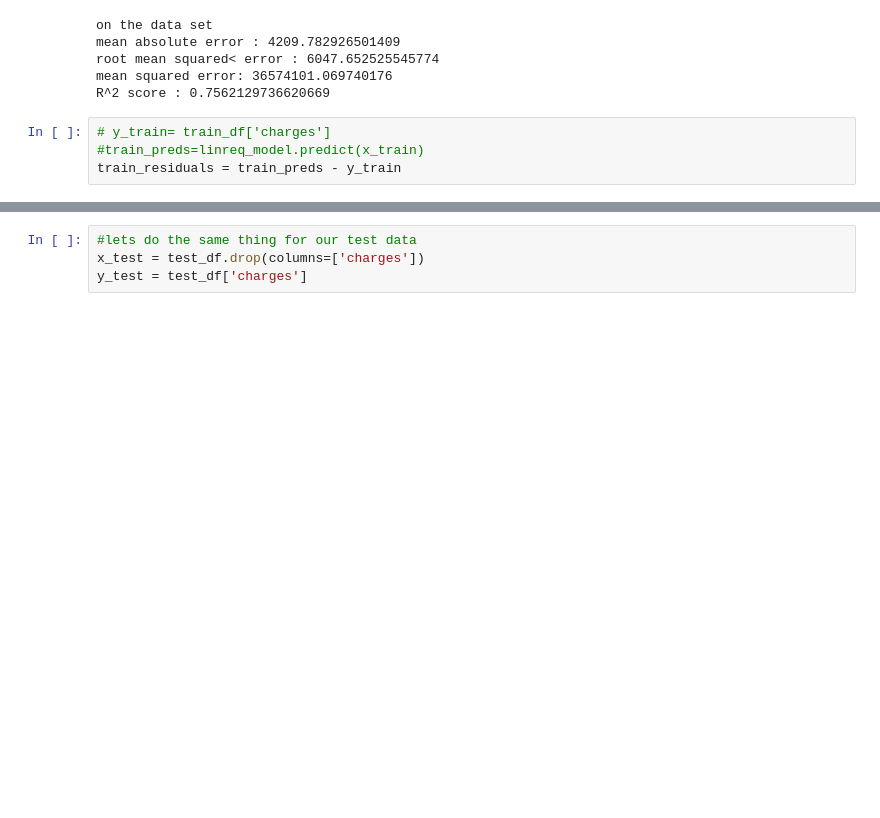
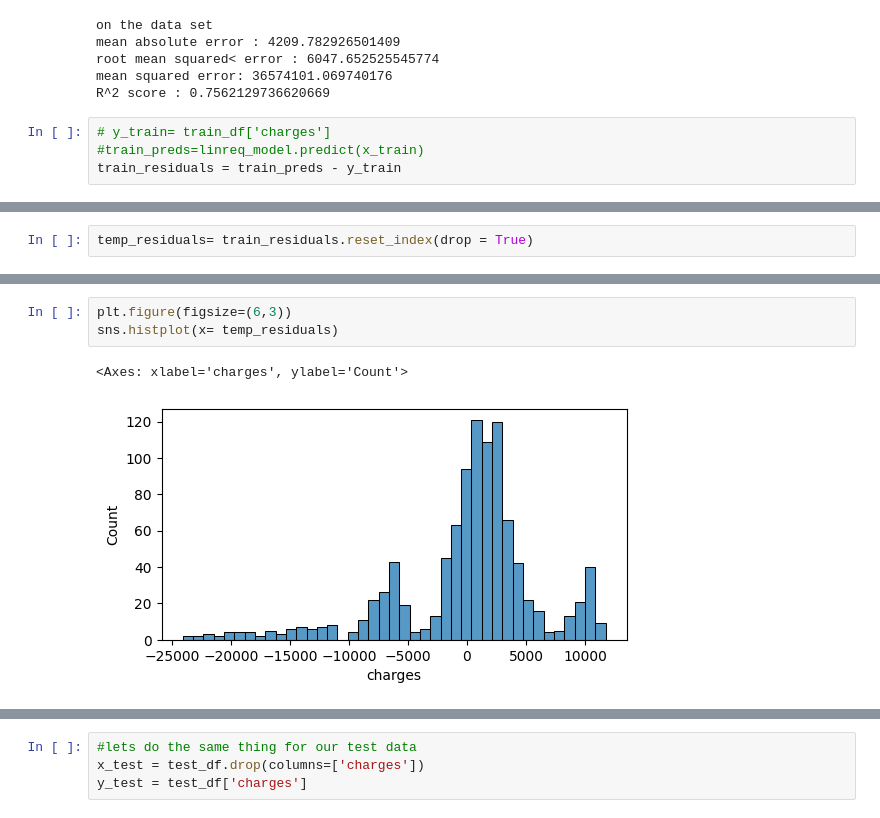
Before and after one commit to utkuseyithanoglu/utku-machine-learning-python-template, a Jupyter notebook: src/exploere1.ipynb, the cells around one changed output, grey strips where cells are left out. Saved outputs shown, nothing was run; the diff lists cells and outputs as text; blank space fills up the shorter version.

```diff
--- a/src/exploere1.ipynb
+++ b/src/exploere1.ipynb
@@ -154,0 +170,2 @@ train_residuals = train_preds - y_train
+# %%
+temp_residuals= train_residuals.reset_index(drop = True)
@@ -154,0 +187,6 @@ train_residuals = train_preds - y_train
+# %%
+plt.figure(figsize=(6,3))
+sns.histplot(x= temp_residuals)
+# %% [output]
+<Axes: xlabel='charges', ylabel='Count'>
+[figure, added]
```
Also changed, not shown: parts of 18 cells of this notebook.
